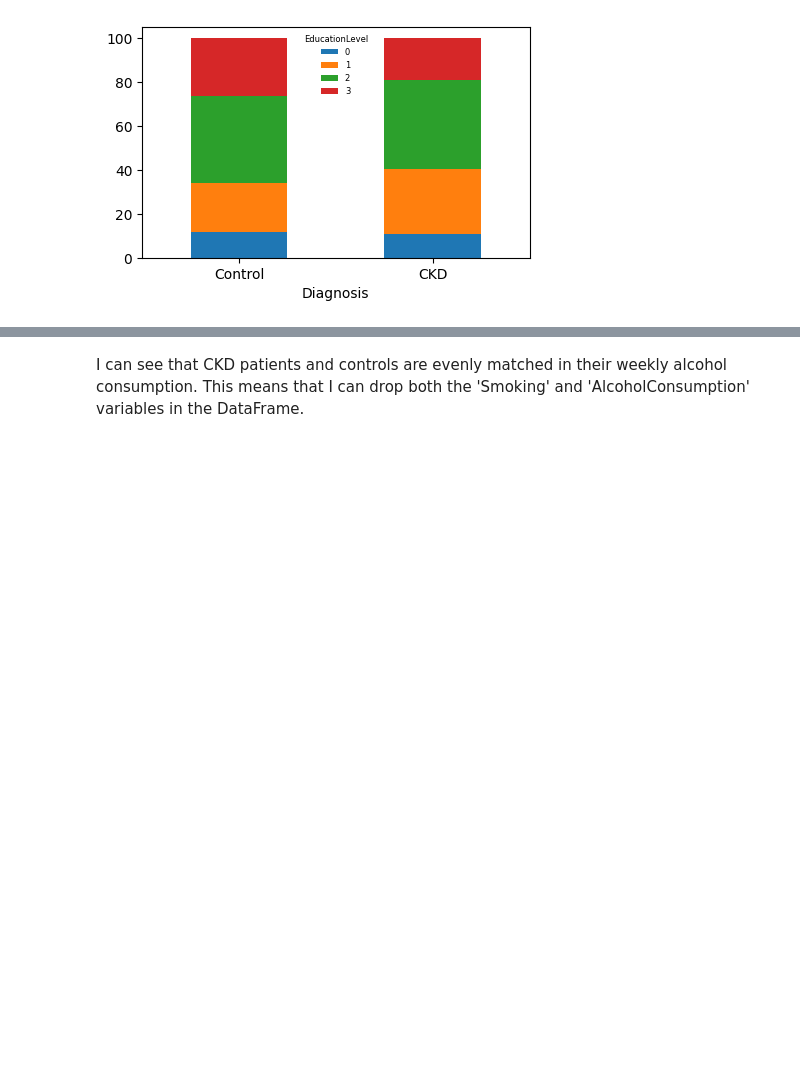
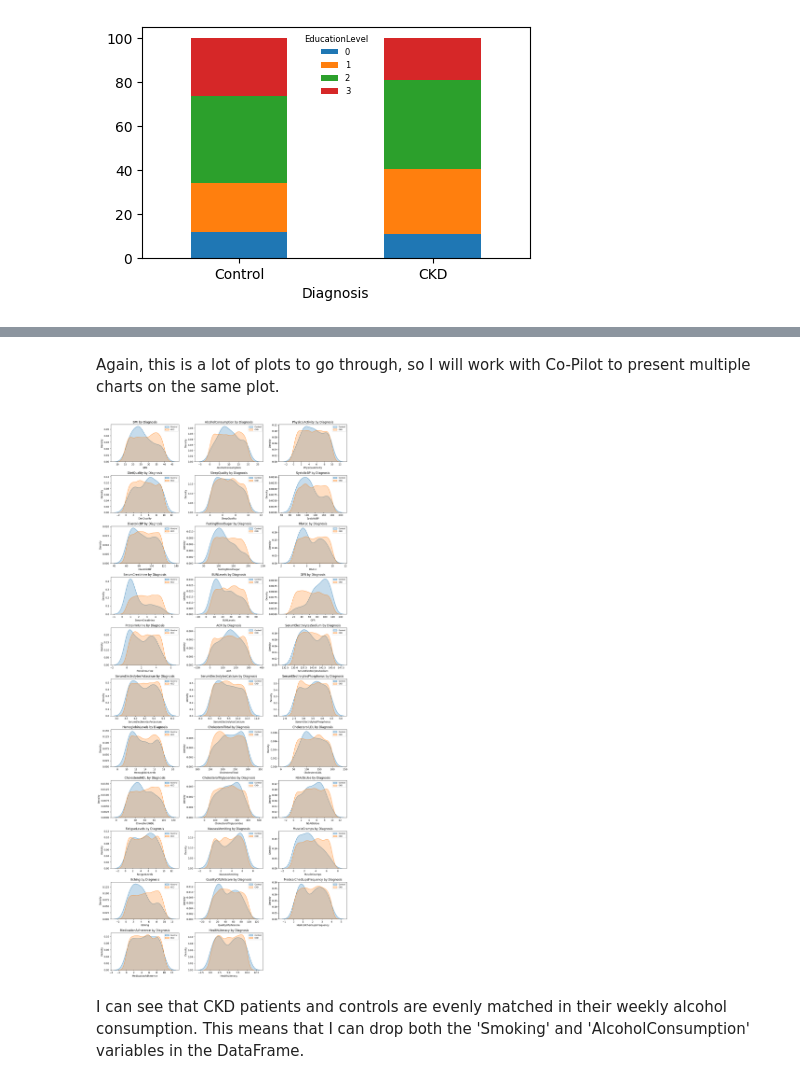
Before and after one commit to Sonya-J00/Chronic_Kidney_Disease, a Jupyter notebook: jupyter_notebooks/ETL.ipynb, the cells around one changed output, grey strips where cells are left out. Drawn from its saved outputs; the diff is of its cells as text; code cells hidden in the pictures; blank space fills up the shorter version.

```diff
--- a/jupyter_notebooks/ETL.ipynb
+++ b/jupyter_notebooks/ETL.ipynb
@@ -326,3 +381,33 @@ plt.show()
+# %% [markdown]
+Again, this is a lot of plots to go through, so I will work with Co-Pilot to present multiple charts on the same plot.
+# %%
+import math
+
+num_cols = df.select_dtypes(include=['float']).columns.tolist()
+
+# Grid layout
+n_cols = 3  # number of plots across
+n_rows = math.ceil(len(num_cols) / n_cols)  # number of rows needed
+
+fig, axes = plt.subplots(n_rows, n_cols, figsize=(n_cols*5, n_rows*3))
+axes = axes.flatten()  # flatten in case of multiple rows
+
+for i, col in enumerate(num_cols):
+    sns.kdeplot(data=df[df['Diagnosis']==0], x=col, label='Control', fill=True, ax=axes[i])
+    sns.kdeplot(data=df[df['Diagnosis']==1], x=col, label='CKD', fill=True, ax=axes[i])
+    axes[i].set_title(f'{col} by Diagnosis')
+    axes[i].set_xlabel(col)
+    axes[i].set_ylabel('Density')
+    axes[i].legend(fontsize=8)
+
+# If there are empty subplots, remove them
+for j in range(i+1, len(axes)):
+    fig.delaxes(axes[j])
+
+plt.tight_layout()
+plt.show()
+# %% [output]
+[figure, added]
 # %% [markdown]
 I can see that CKD patients and controls are evenly matched in their weekly alcohol consumption. This means that I can drop both the 'Smoking' and 'AlcoholConsumption' variables in the DataFrame.
 # %% [markdown]
```
Also changed, not shown: parts of 29 cells of this notebook.
